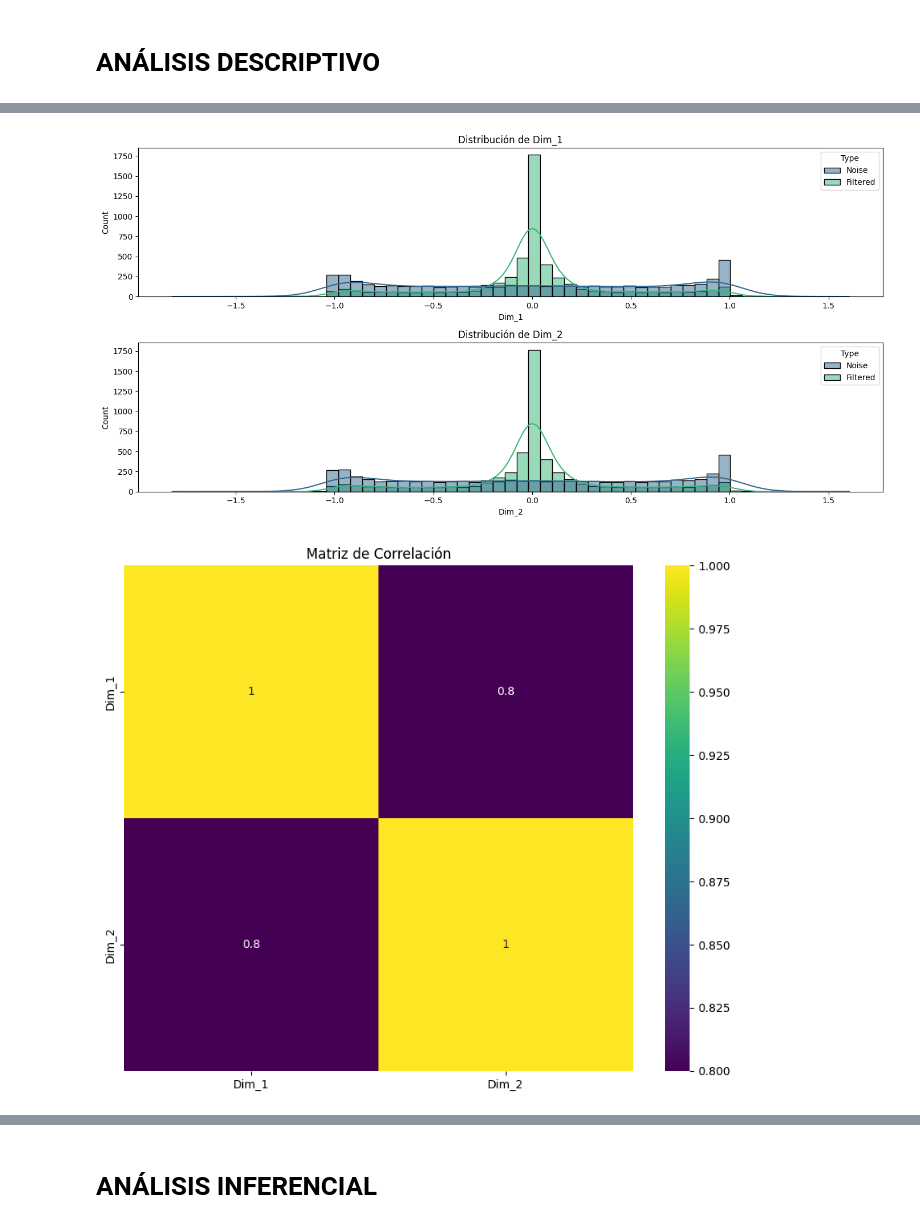
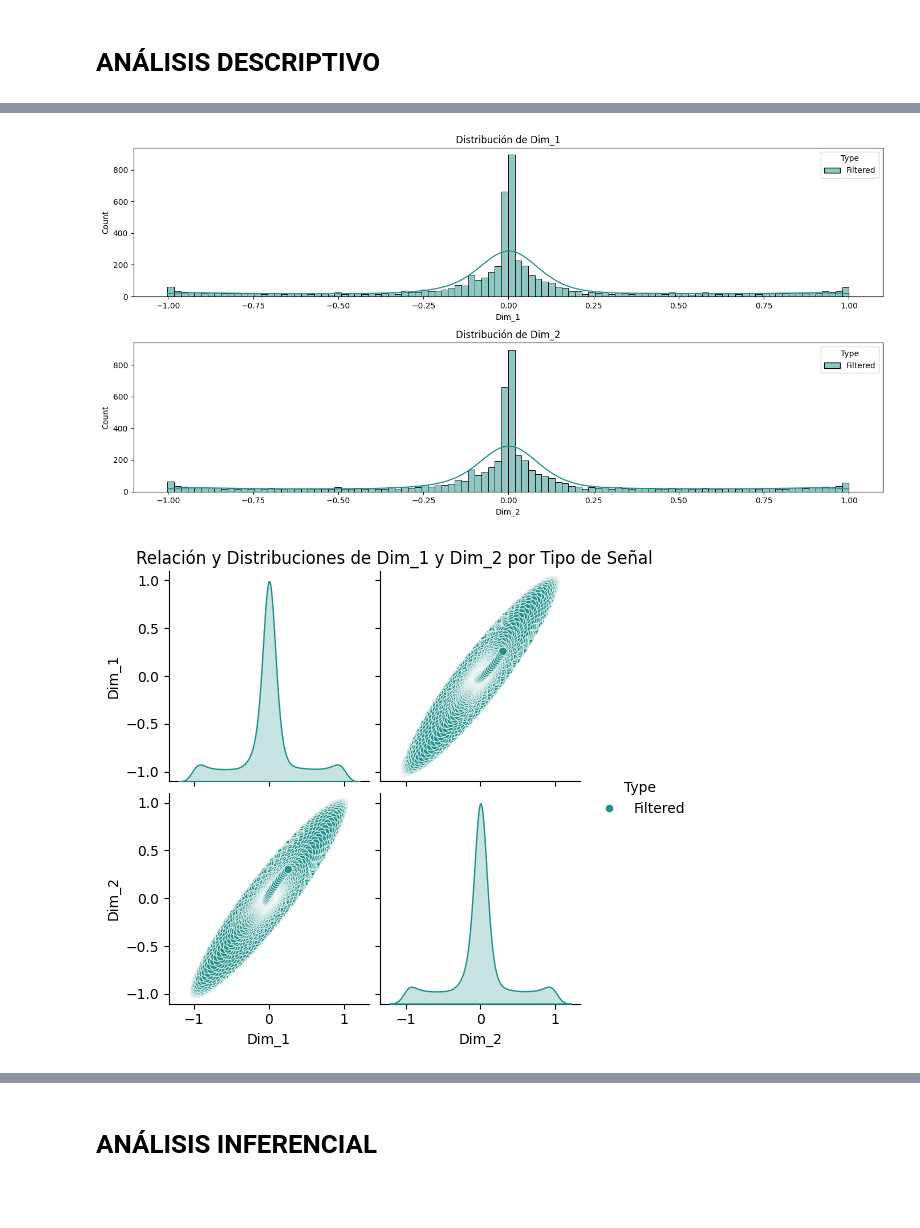
Before and after one commit to IvanAOrtiz/RETO_OndasGravitacionales, a Jupyter notebook: RetoTOPO.ipynb, the cells around one changed output, grey strips where cells are left out. Saved outputs shown, nothing was run; the diff lists cells and outputs as text; code cells hidden in the pictures; blank space fills up the shorter version.

```diff
--- a/RetoTOPO.ipynb
+++ b/RetoTOPO.ipynb
@@ -189,31 +247,41 @@ plt.show()
 # %%
-
+import pandas as pd
+import matplotlib.pyplot as plt
+import seaborn as sns
 from scipy.stats import chi2_contingency
 
 # Crear DataFrames para señales embebidas
 df_embedded_noise = pd.DataFrame(embedded_noise, columns=[f'Dim_{i+1}' for i in range(embedded_noise.shape[1])])
 df_embedded_filtered = pd.DataFrame(embedded_filtered_signal, columns=[f'Dim_{i+1}' for i in range(embedded_filtered_signal.shape[1])])
 
 # Añadir etiquetas
 df_embedded_noise['Type'] = 'Noise'
 df_embedded_filtered['Type'] = 'Filtered'
 df_combined = pd.concat([df_embedded_noise, df_embedded_filtered])
 
+# Eliminar filas con valores nulos en las columnas de dimensiones
+df_combined_filtered = df_combined[df_combined['Type'] != 'Noise']
+
 # Distribuciones de Frecuencia
 plt.figure(figsize=(14, 7))
-for i, column in enumerate(df_combined.columns[:-1]):
-    plt.subplot(2, (df_combined.shape[1]-1)//2, i+1)
-    sns.histplot(data=df_combined, x=column, hue='Type', kde=True, palette='viridis')
+for i, column in enumerate(df_combined_filtered.columns[:-1]):
+    plt.subplot(2, (df_combined_filtered.shape[1]-1)//2, i+1)
+    sns.histplot(data=df_combined_filtered, x=column, hue='Type', kde=True, palette='viridis')
     plt.title(f'Distribución de {column}')
 plt.tight_layout()
 plt.show()
 
+# Gráfica combinada de ambas dimensiones y distribuciones
+sns.pairplot(df_combined_filtered, hue='Type', palette='viridis', diag_kind='kde')
+plt.suptitle('Relación y Distribuciones de Dim_1 y Dim_2 por Tipo de Señal', y=1.02)
+plt.show()
+
 # Matriz de Correlación
-correlation_matrix = df_combined.drop('Type', axis=1).corr()
+correlation_matrix = df_combined_filtered.drop('Type', axis=1).corr()
 plt.figure(figsize=(10, 8))
 sns.heatmap(correlation_matrix, annot=True, cmap='viridis')
 plt.title('Matriz de Correlación')
 plt.show()
 # %% [output]
-[figure, old version]
+[figure, new version]
-[figure, old version]
+[figure, new version]
```
Also changed, not shown: parts of 14 cells of this notebook.
